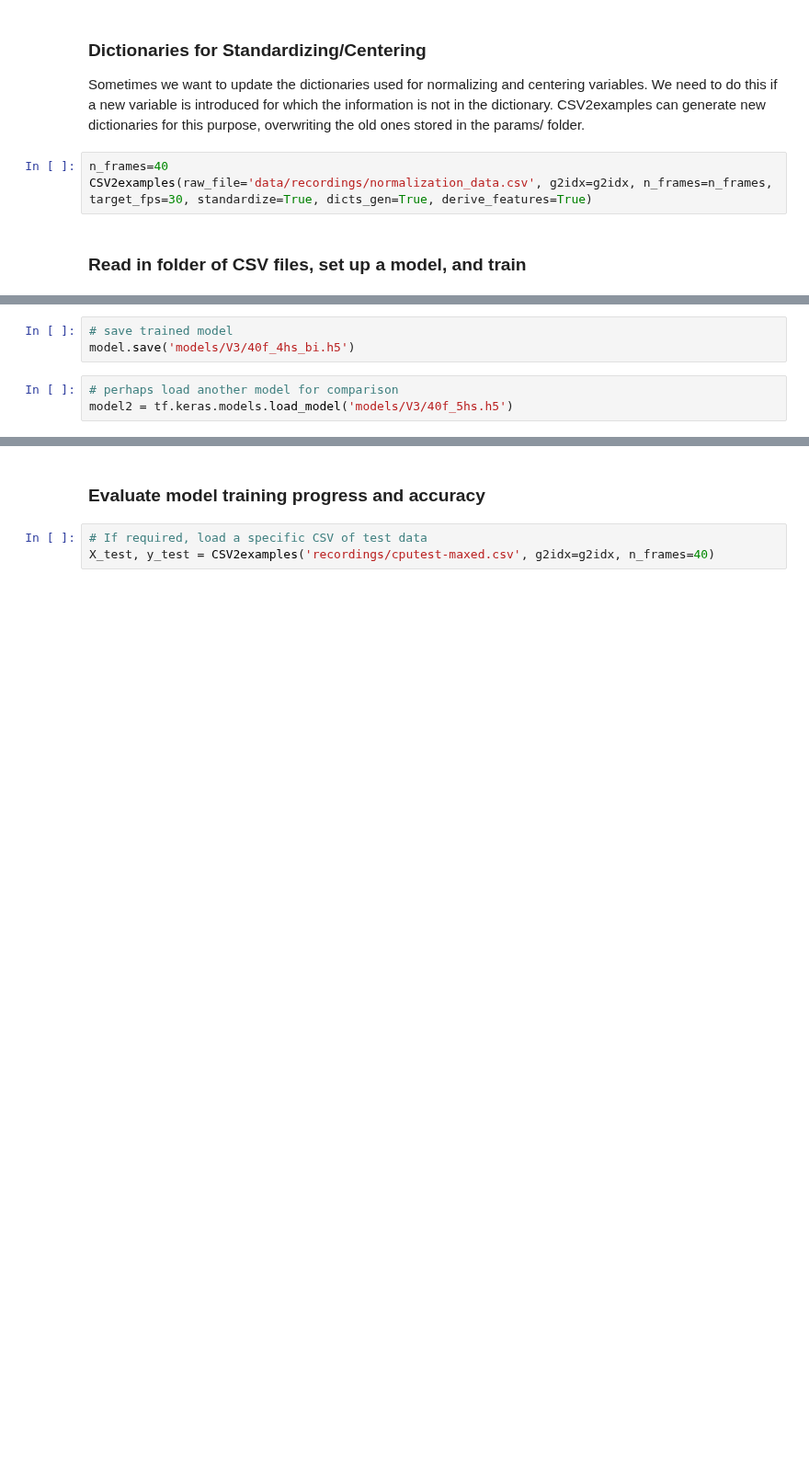
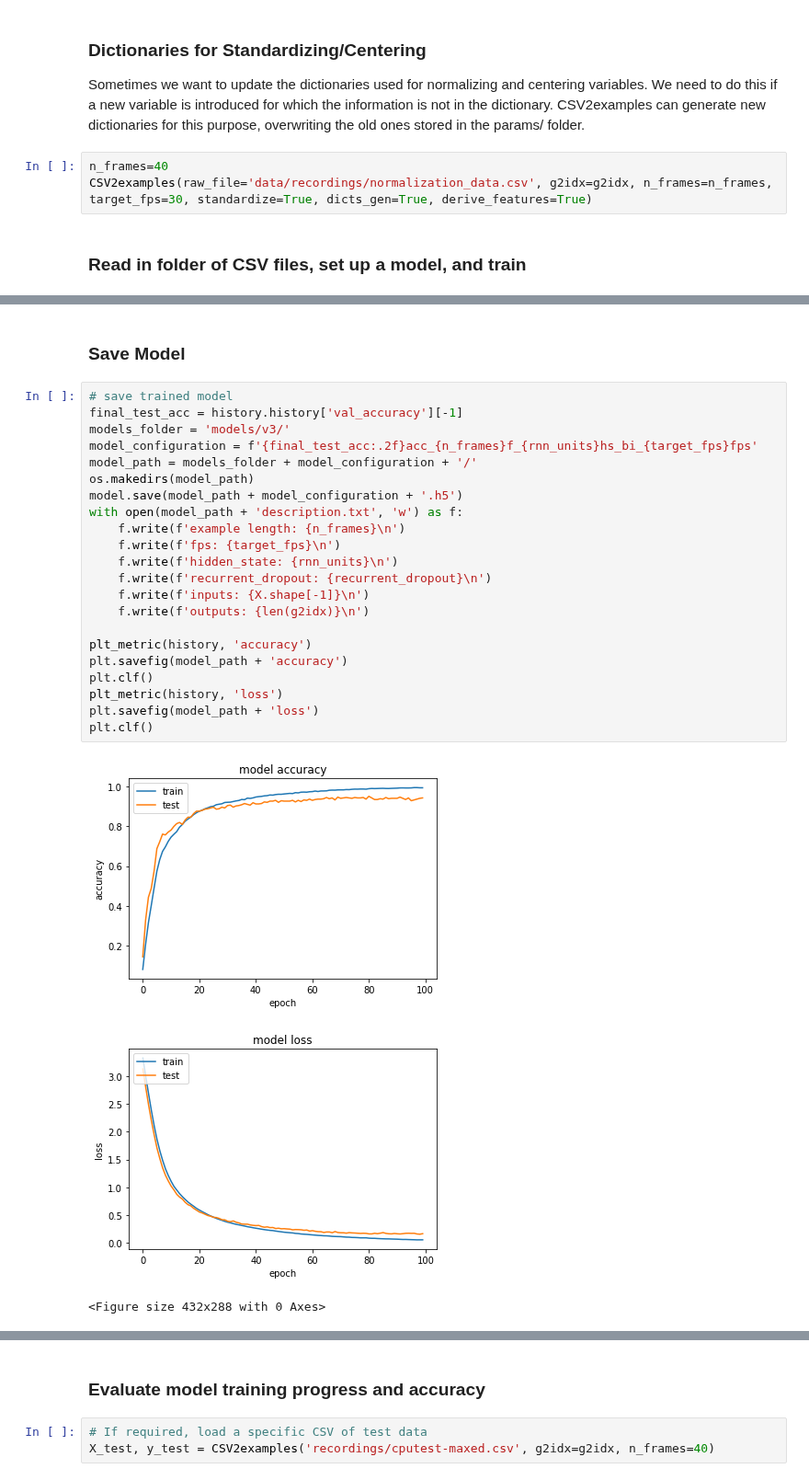
Before and after one commit to UoA-eResearch/leapmotion_gestures, a Jupyter notebook: exploration-many2one.ipynb, the cells around one changed output, grey strips where cells are left out. Shown at 92% size. Cells and saved outputs as stored; diff of their text form; blank space fills up the shorter version.

```diff
--- a/exploration-many2one.ipynb
+++ b/exploration-many2one.ipynb
@@ -104,6 +122,28 @@ Epoch 140/140
-# %%
-# save trained model
-model.save('models/V3/40f_4hs_bi.h5')
-# %%
-# perhaps load another model for comparison
-model2 = tf.keras.models.load_model('models/V3/40f_5hs.h5')
+# %% [markdown]
+### Save Model
+# %%
+# save trained model
+final_test_acc = history.history['val_accuracy'][-1]
+models_folder = 'models/v3/'
+model_configuration = f'{final_test_acc:.2f}acc_{n_frames}f_{rnn_units}hs_bi_{target_fps}fps'
+model_path = models_folder + model_configuration + '/'
+os.makedirs(model_path)
+model.save(model_path + model_configuration + '.h5')
+with open(model_path + 'description.txt', 'w') as f:
+    f.write(f'example length: {n_frames}\n')
+    f.write(f'fps: {target_fps}\n')
+    f.write(f'hidden_state: {rnn_units}\n')
+    f.write(f'recurrent_dropout: {recurrent_dropout}\n')
+    f.write(f'inputs: {X.shape[-1]}\n')
+    f.write(f'outputs: {len(g2idx)}\n')
+
+plt_metric(history, 'accuracy')
+plt.savefig(model_path + 'accuracy')
+plt.clf()
+plt_metric(history, 'loss')
+plt.savefig(model_path + 'loss')
+plt.clf()
+# %% [output]
+[figure, added]
+[figure, added]
+<Figure size 432x288 with 0 Axes>
```
Also changed, not shown: parts of 8 cells of this notebook.
